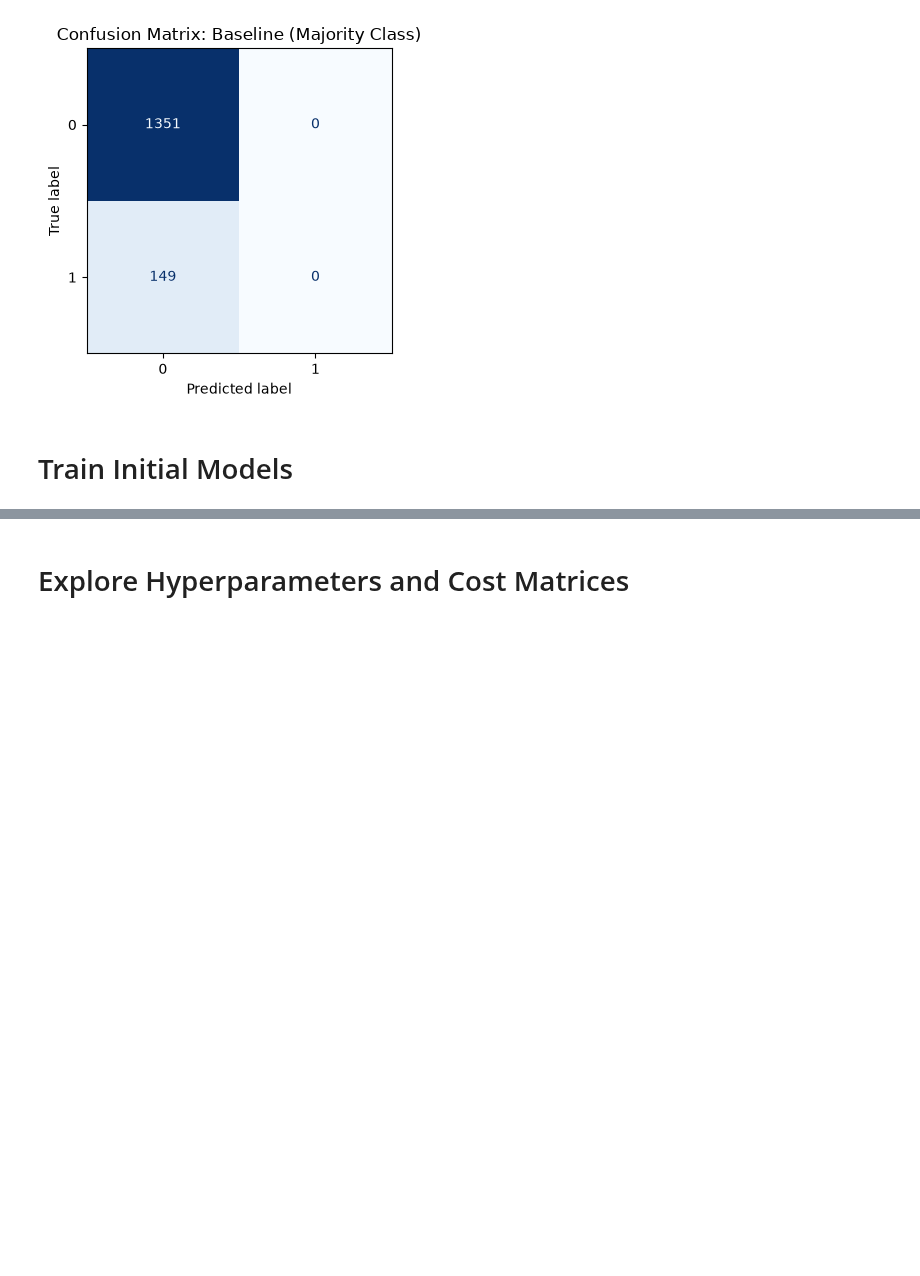
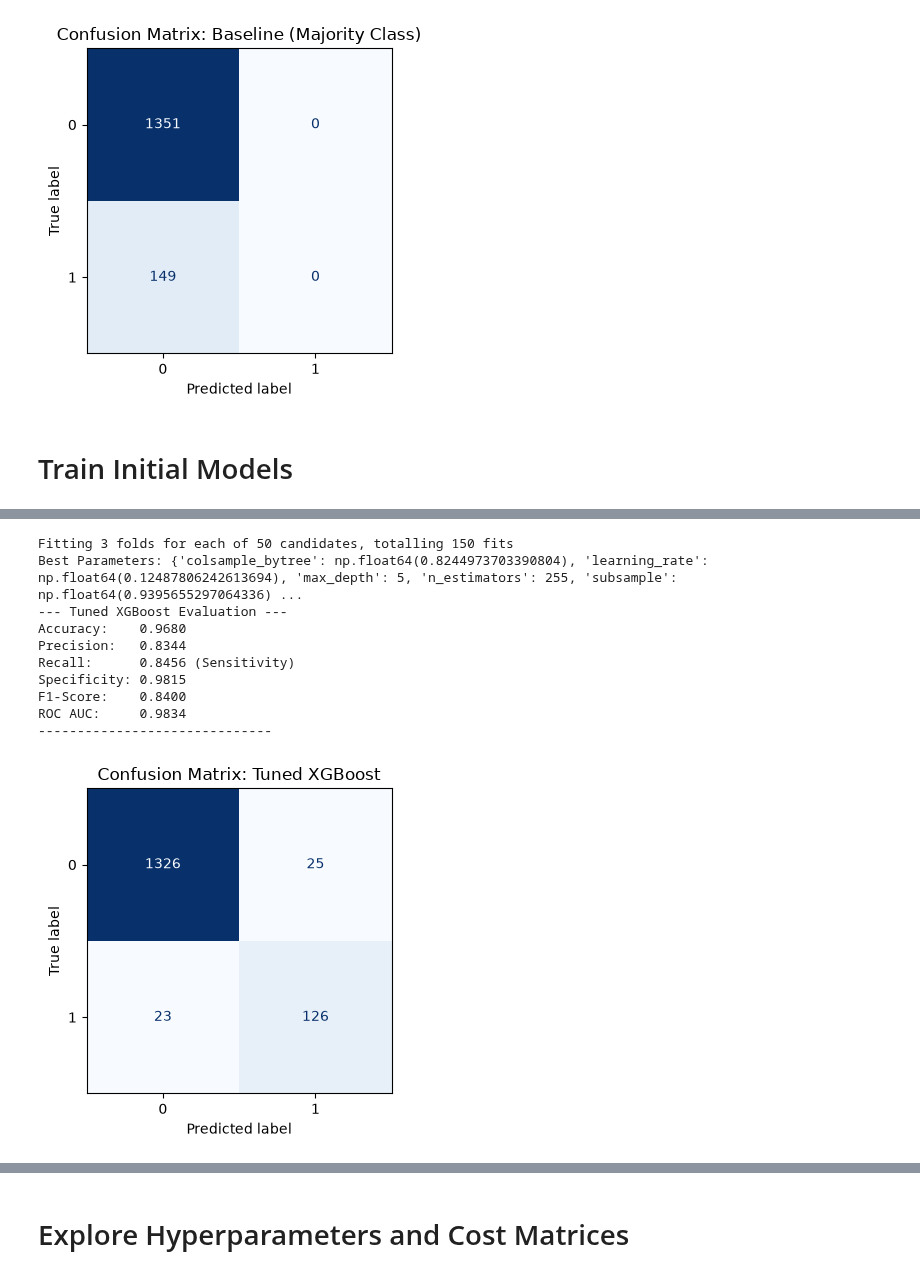
Before and after one commit to jblackman-bit/ads502-final-project, a Jupyter notebook: 2_Model_JB_Classification.ipynb, the cells around one changed output, grey strips where cells are left out. Drawn from its saved outputs; the diff is of its cells as text; code cells hidden in the pictures; blank space fills up the shorter version.

```diff
--- a/2_Model_JB_Classification.ipynb
+++ b/2_Model_JB_Classification.ipynb
@@ -239,0 +295,70 @@ ROC AUC:     0.5000
+# %%
+# XGBoost with tuning
+from sklearn.model_selection import RandomizedSearchCV
+from scipy.stats import uniform, randint
+
+# set up model
+xgb_model = XGBClassifier(
+    random_state=42,  # set for reproduceability
+    eval_metric='logloss',  # metric to optimize with
+    enable_categorical=True,  # handle categoricals without one hot encoding
+    early_stopping_rounds=20  # add in early stopping to not overfit
+)
+
+# set up parameters
+param_dist = {
+    # how quickly the model adapts to training data
+    'learning_rate': uniform(0.01, 0.3),
+    'max_depth': randint(3, 7),  # max depth of trees
+    'n_estimators': randint(50, 300),  # number of trees to build
+    # fraction of training data sampled to grow a tree
+    'subsample': uniform(0.6, 0.4),
+    # fraction of features randomly chosen for each tree
+    'colsample_bytree': uniform(0.6, 0.4)
+}
+
+# search for best parameters
+random_search = RandomizedSearchCV(
+    estimator=xgb_model,
+    param_distributions=param_dist,
+    n_iter=50,  # number of times to run the parameter combinations
+    scoring='roc_auc',  # scoring based on ROC AUC
+    cv=3,  # 3 fold cross validated
+    verbose=1,  # print what is being fit
+    random_state=42  # set for reproduceability
+)
+
+# fit the random search
+random_search.fit(X_train, Y_train,
+                  eval_set=[(X_test, Y_test)],
+                  verbose=False)
+
+# print best parameters
+print(f"Best Parameters: {random_search.best_params_}")
+
+# train and evaluate tuned XGBoost model
+best_xgb = random_search.best_estimator_
+
+# turn off early stopping rounds
+best_xgb.set_params(early_stopping_rounds=None)
+
+tuned_xgb_metrics = train_and_evaluate(
+    best_xgb,
+    X_train,
+    Y_train,
+    X_test,
+    Y_test,
+    model_name="Tuned XGBoost"
+)
+# %% [output]
+Fitting 3 folds for each of 50 candidates, totalling 150 fits
+Best Parameters: {'colsample_bytree': np.float64(0.8244973703390804), 'learning_rate': np.float64(0.12487806242613694), 'max_depth': 5, 'n_estimators': 255, 'subsample': np.float64(0.9395655297064336) ...
+--- Tuned XGBoost Evaluation ---
+Accuracy:    0.9680
+Precision:   0.8344
+Recall:      0.8456 (Sensitivity)
+Specificity: 0.9815
+F1-Score:    0.8400
+ROC AUC:     0.9834
+------------------------------
+[figure]
```
Also changed, not shown: parts of 39 cells of this notebook, 1 other file.
